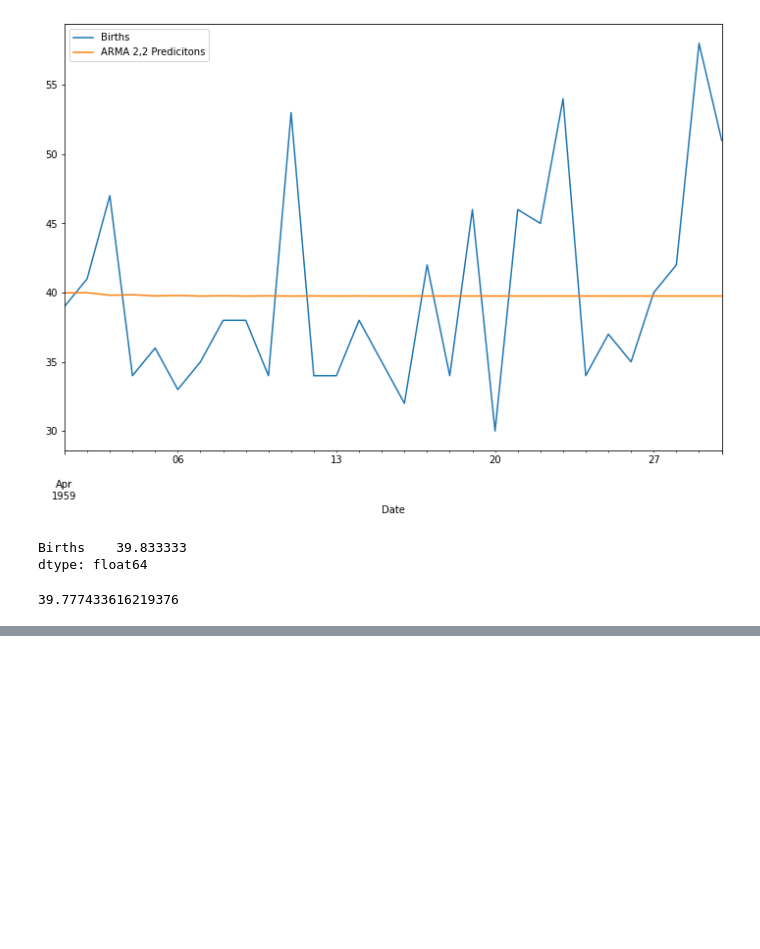
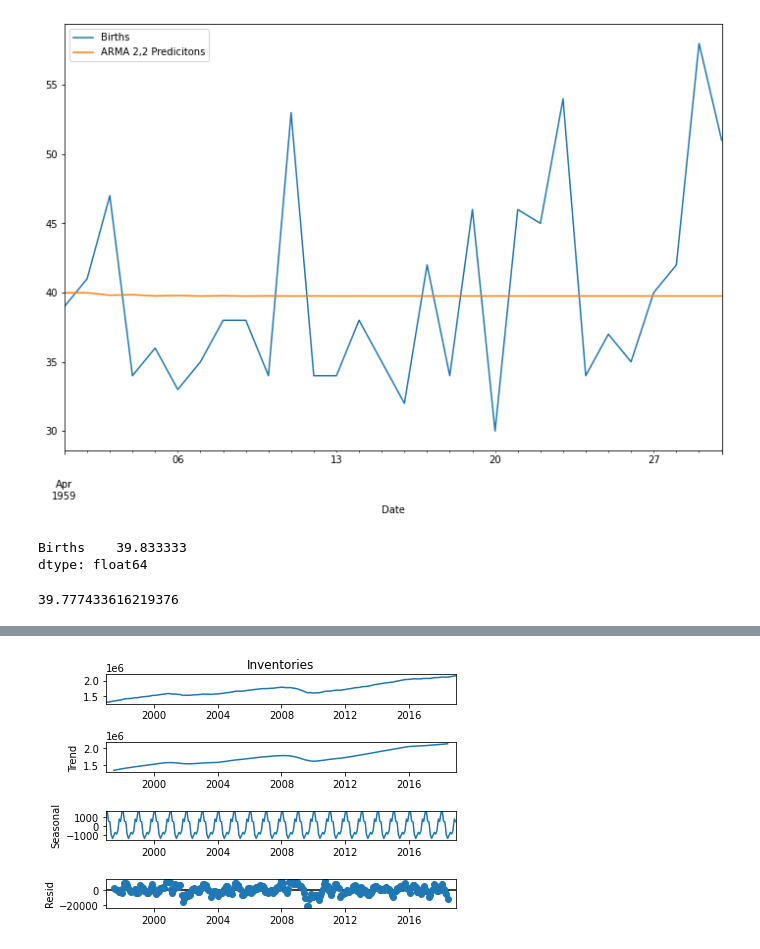
Before and after one commit to jafar-shodiq/jose-portilla-courses, a Jupyter notebook: time-series-data-analysis/arma-and-arima.ipynb, the cells around one changed output, grey strips where cells are left out. Drawn from its saved outputs; the diff is of its cells as text; code cells hidden in the pictures; blank space fills up the shorter version.

```diff
--- a/time-series-data-analysis/arma-and-arima.ipynb
+++ b/time-series-data-analysis/arma-and-arima.ipynb
@@ -176,0 +186,5 @@ predictions.mean()
+# %%
+result = seasonal_decompose(df2['Inventories'], model='add')
+result.plot();
+# %% [output]
+[figure, added]
```
Also changed, not shown: parts of 29 cells of this notebook.
